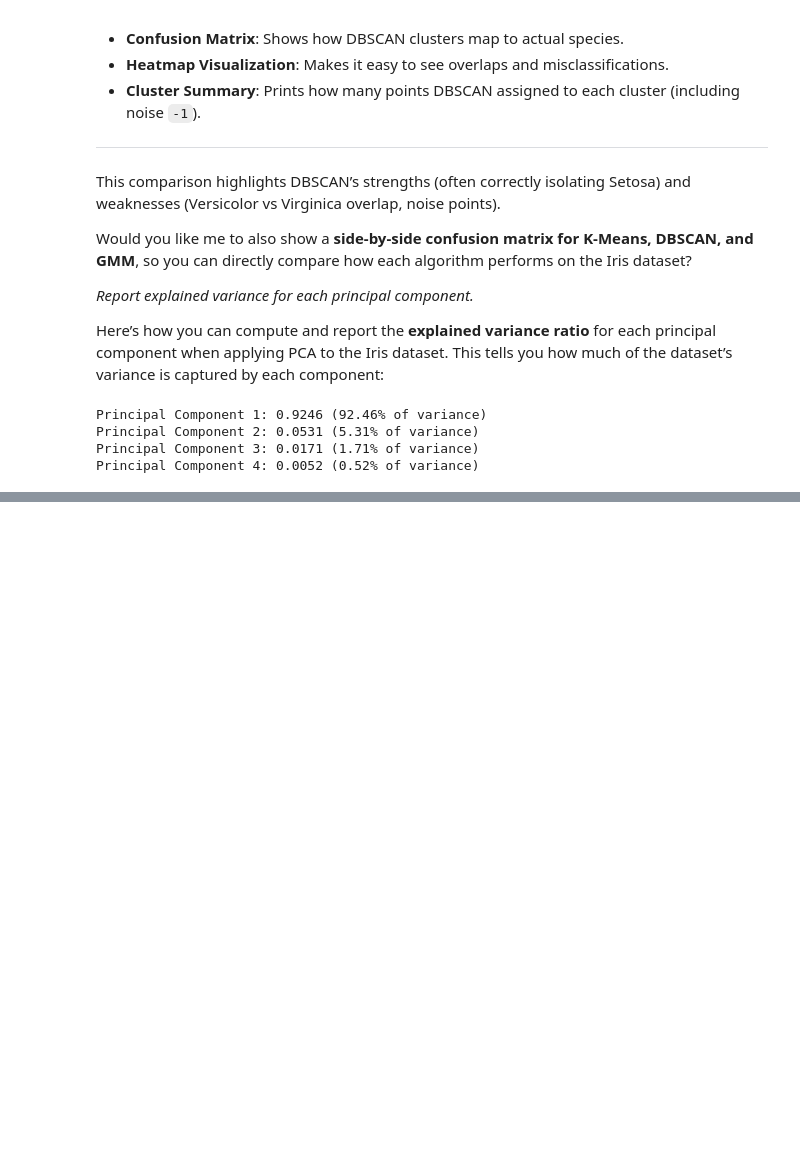
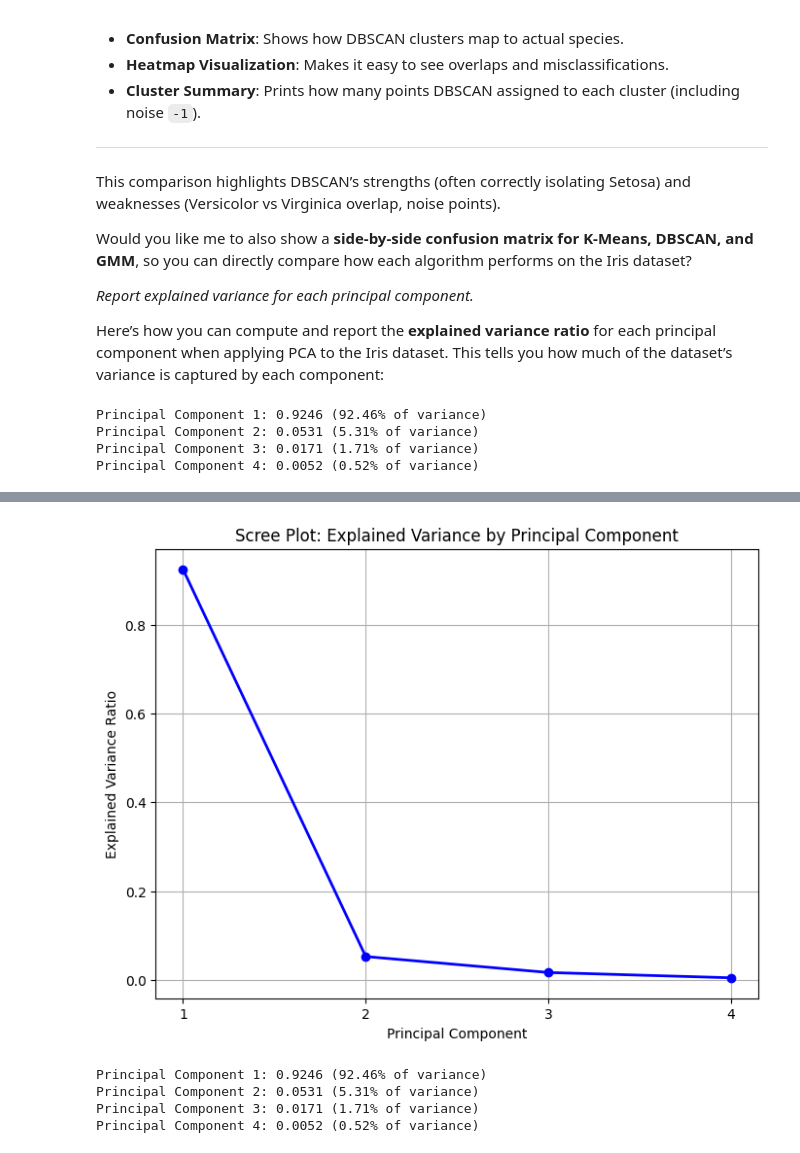
Before and after one commit to Tenchumaru/notebooks, a Jupyter notebook: Week 3.ipynb, the cells around one changed output, grey strips where cells are left out. Cells and saved outputs as stored; diff of their text form; code cells hidden in the pictures; blank space fills up the shorter version.

```diff
--- a/Week 3.ipynb
+++ b/Week 3.ipynb
@@ -717,0 +817,35 @@ Would you like me to also generate a **scree plot** (explained variance vs. numb
+# %%
+import matplotlib.pyplot as plt
+from sklearn.datasets import load_iris
+from sklearn.decomposition import PCA
+
+# Load the Iris dataset
+iris = load_iris()
+X = iris.data
+
+# Apply PCA
+pca = PCA(n_components=4)  # Iris has 4 features
+pca.fit(X)
+
+# Explained variance ratio
+explained_variance = pca.explained_variance_ratio_
+
+# Scree plot
+plt.figure(figsize=(8, 6))
+plt.plot(range(1, len(explained_variance) + 1), explained_variance, 'o-', linewidth=2, color='blue')
+plt.title("Scree Plot: Explained Variance by Principal Component")
+plt.xlabel("Principal Component")
+plt.ylabel("Explained Variance Ratio")
+plt.xticks(range(1, len(explained_variance) + 1))
+plt.grid(True)
+plt.show()
+
+# Print explained variance ratios
+for i, var in enumerate(explained_variance, start=1):
+    print(f"Principal Component {i}: {var:.4f} ({var*100:.2f}% of variance)")
+# %% [output]
+[figure, added]
+Principal Component 1: 0.9246 (92.46% of variance)
+Principal Component 2: 0.0531 (5.31% of variance)
+Principal Component 3: 0.0171 (1.71% of variance)
+Principal Component 4: 0.0052 (0.52% of variance)
```
Also changed, not shown: parts of 8 cells of this notebook.
